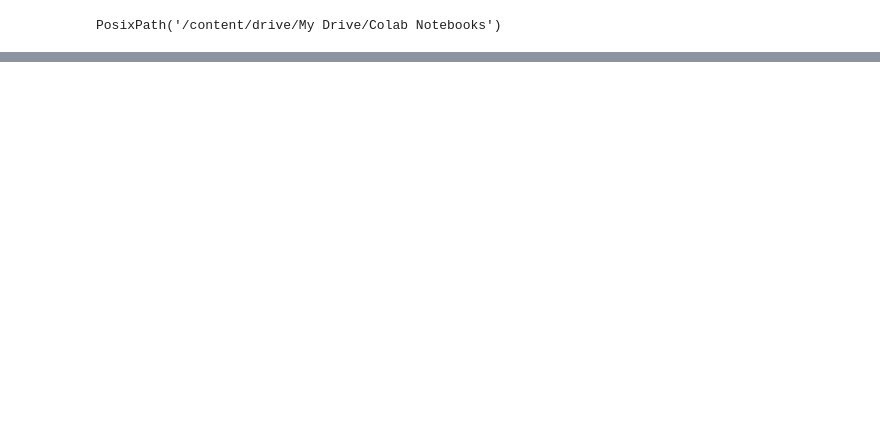
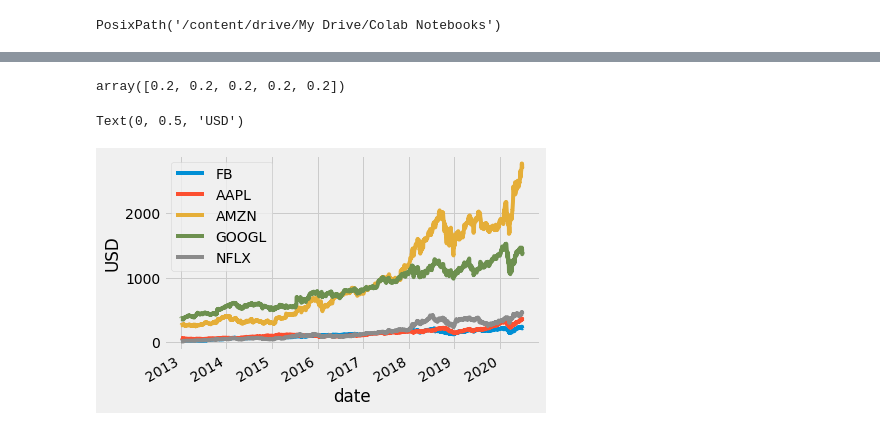
Before and after one commit to ryar001/Portfolio-optimization, a Jupyter notebook: portfolio_optimise.ipynb, the cells around one changed output, grey strips where cells are left out. Drawn from its saved outputs; the diff is of its cells as text; code cells hidden in the pictures; blank space fills up the shorter version.

```diff
--- a/portfolio_optimise.ipynb
+++ b/portfolio_optimise.ipynb
@@ -99,0 +81,3 @@ NameError: ignored
+# %%
+# FAANG stocks
+assets=['FB','AAPL','AMZN','GOOGL','NFLX']
@@ -99,0 +87,15 @@ NameError: ignored
+# %%
+weights
+# %% [output]
+array([0.2, 0.2, 0.2, 0.2, 0.2])
+# %%
+#get start date
+startDate='2013-01-01'
+# %%
+# end date
+today=datetime.today().strftime('%Y-%m-%d')
+# %%
+#create df to store close price
+df =pd.DataFrame()
+for stock in assets:
+  df[stock]=web.DataReader(stock,start=startDate,end=today,data_source= "yahoo")['Adj Close']
@@ -99,0 +104,8 @@ NameError: ignored
+# %%
+#show stock
+df.plot()
+plt.xlabel("date")
+plt.ylabel('USD')
+# %% [output]
+Text(0, 0.5, 'USD')
+[figure, added]
```
Also changed, not shown: parts of 40 cells of this notebook.
